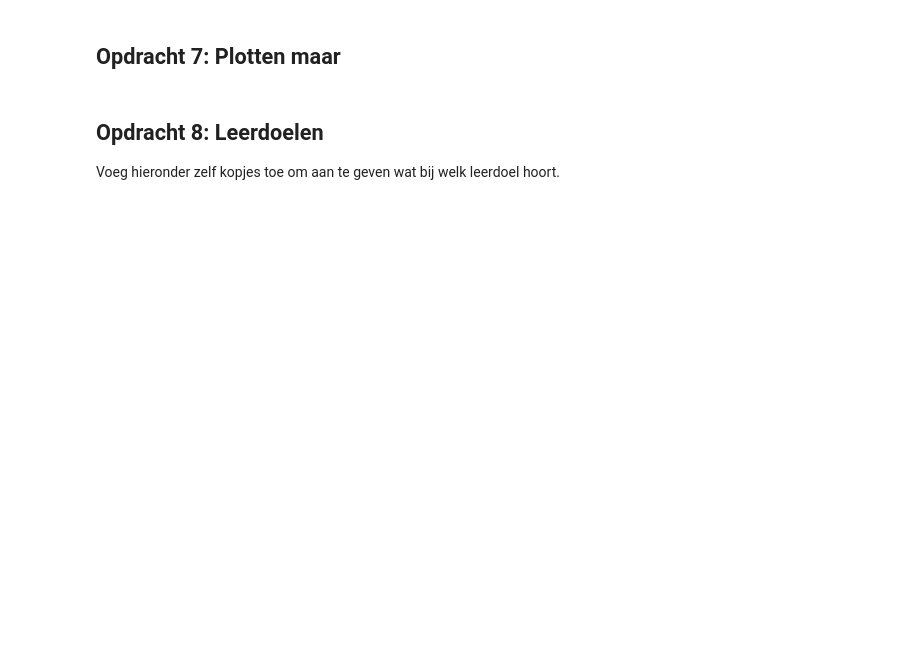
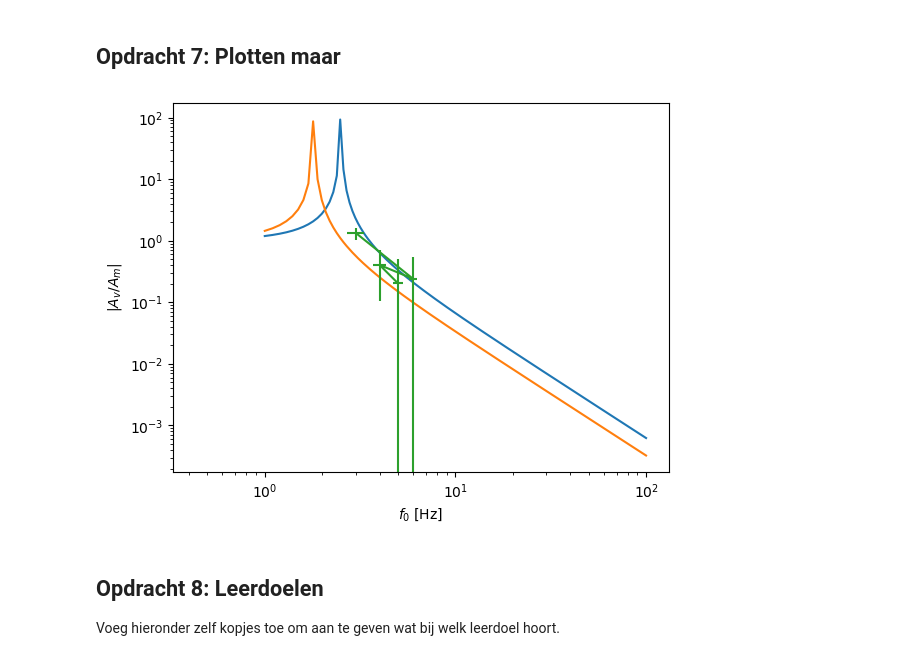
Before and after one commit to emmajuledrent/opdrachten-DEF-D, a Jupyter notebook: FysiekeOntwerpopdrachten/5MaakEenOpstellingTrillingsvrij/Ontwerpopdracht5MaakEenOpstellingTrillingsvrijInvulTemplate.ipynb, the cells around one changed output. Cells and saved outputs as stored; diff of their text form; code cells hidden in the pictures; blank space fills up the shorter version.

```diff
--- a/FysiekeOntwerpopdrachten/5MaakEenOpstellingTrillingsvrij/Ontwerpopdracht5MaakEenOpstellingTrillingsvrijInvulTemplate.ipynb
+++ b/FysiekeOntwerpopdrachten/5MaakEenOpstellingTrillingsvrij/Ontwerpopdracht5MaakEenOpstellingTrillingsvrijInvulTemplate.ipynb
@@ -167,6 +210,20 @@ Als je hier negatief geantwoord hebt, kopieer onder deze cel dan alle cellen van
 ## Opdracht 7: Plotten maar
 # %%
 # Voeg hier je plots in.
+f_meting = np.array([5.0, 4.0, 6.0, 3.0])
+Am_meting = np.array([0.79, 1.16, 1.18 , 3.25])
+Av_meting = np.array([3.89, 2.87, 4.91 , 2.43])
+Am_Av_meting = Am_meting/Av_meting
+
+plt.figure()
+plt.loglog((f), (y1))
+plt.loglog((f), (y2))
+plt.errorbar(f_meting, Am_Av_meting, xerr=0.3, yerr=0.3) # Frequentiefout is 0.3, factorfout = 0.3
+plt.xlabel("$f_0$ [Hz]")
+plt.ylabel("$|A_v/A_m|$")
+plt.show()
+# %% [output]
+[figure, added]
 # %% [markdown]
 ## Opdracht 8: Leerdoelen
 Voeg hieronder zelf kopjes toe om aan te geven wat bij welk leerdoel hoort.
```
Also changed, not shown: parts of 10 cells of this notebook, 1 other file.
